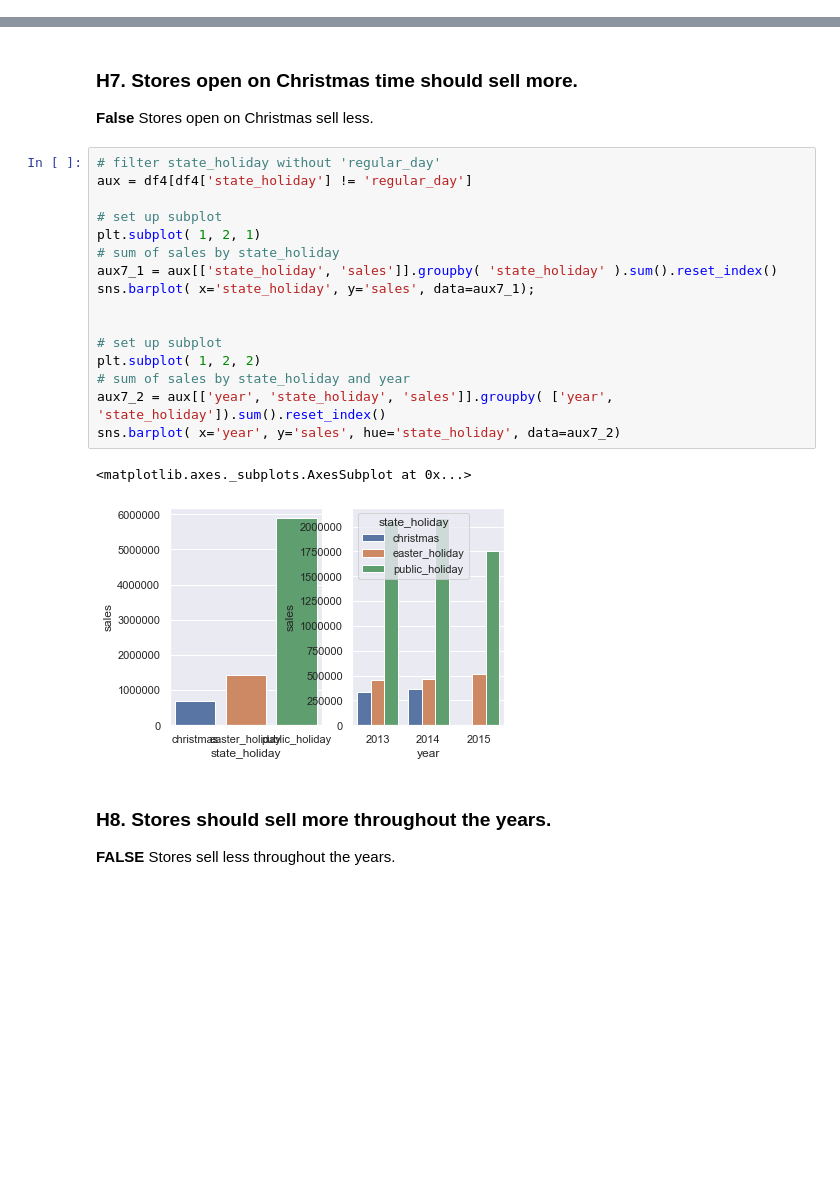
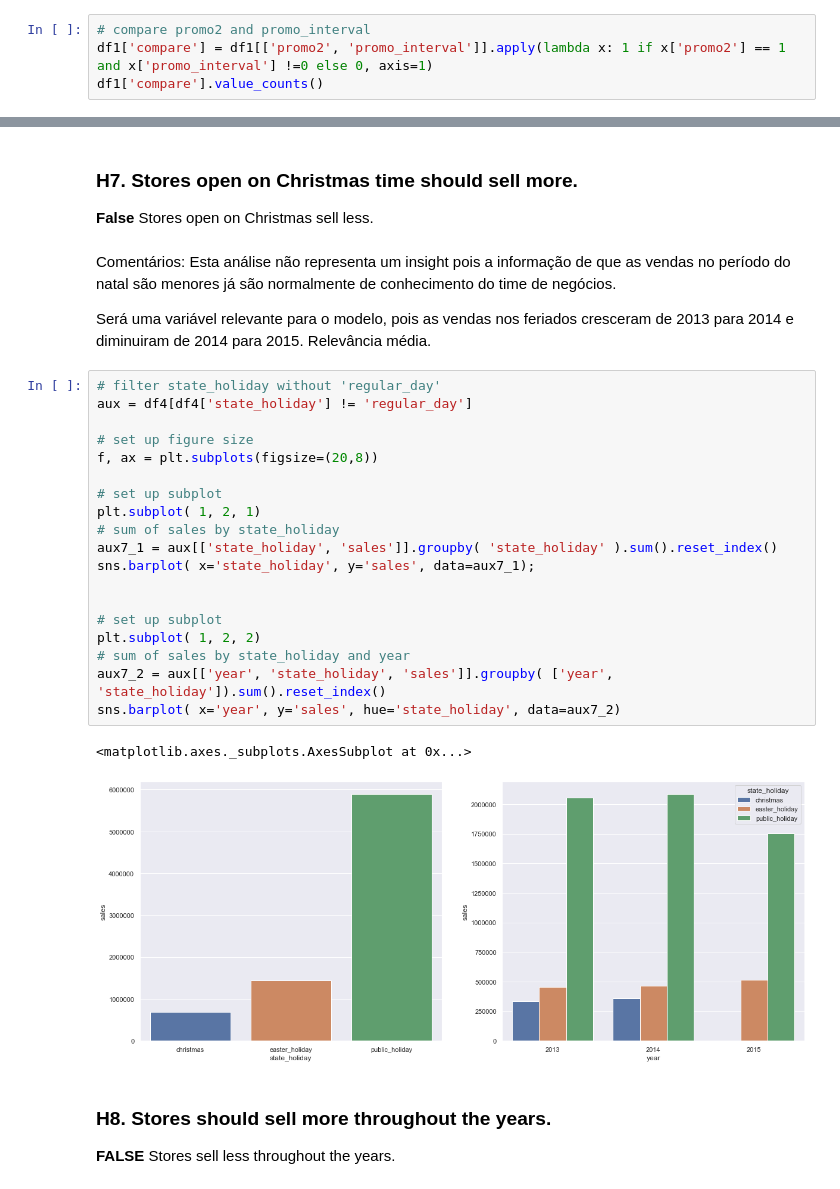
Before and after one commit to bruno-san/DataScience-Em-Producao, a Jupyter notebook: m04_v01_store_sales_prediction.ipynb, the cells around one changed output, grey strips where cells are left out. Saved outputs shown, nothing was run; the diff lists cells and outputs as text; blank space fills up the shorter version.

```diff
--- a/m04_v01_store_sales_prediction.ipynb
+++ b/m04_v01_store_sales_prediction.ipynb
@@ -191,3 +222,7 @@ df1['month_map'] = df1['date'].dt.month.map(month_map)
 
 # New column that shows if at that date the store was in promo2.
 df1['is_promo'] = df1[['promo_interval', 'month_map']].apply(lambda x: 0 if x['promo_interval'] == 0 else 1 if x['month_map'] in x['promo_interval'].split(',') else 0, axis=1)
+# %%
+# compare promo2 and promo_interval
+df1['compare'] = df1[['promo2', 'promo_interval']].apply(lambda x: 1 if x['promo2'] == 1 and x['promo_interval'] !=0 else 0, axis=1)
+df1['compare'].value_counts()
@@ -702,25 +853,33 @@ ax.legend( labels=['tradicional & Extendida', 'Tradicional'])
 # %% [markdown]
 ### **H7.** Stores open on Christmas time should sell more.
 **False** Stores open on Christmas sell less.
+# %% [markdown]
+Comentários:
+Esta análise não representa um insight pois a informação de que as vendas no período do natal são menores já são normalmente de conhecimento do time de negócios.
+
+Será uma variável relevante para o modelo, pois as vendas nos feriados cresceram de 2013 para 2014 e diminuiram de 2014 para 2015. Relevância média.
 # %%
 # filter state_holiday without 'regular_day'
 aux = df4[df4['state_holiday'] != 'regular_day']
+
+# set up figure size
+f, ax = plt.subplots(figsize=(20,8))
 
 # set up subplot
 plt.subplot( 1, 2, 1)
 # sum of sales by state_holiday
 aux7_1 = aux[['state_holiday', 'sales']].groupby( 'state_holiday' ).sum().reset_index()
 sns.barplot( x='state_holiday', y='sales', data=aux7_1);
 
 
 # set up subplot
 plt.subplot( 1, 2, 2)
 # sum of sales by state_holiday and year
 aux7_2 = aux[['year', 'state_holiday', 'sales']].groupby( ['year', 'state_holiday']).sum().reset_index()
 sns.barplot( x='year', y='sales', hue='state_holiday', data=aux7_2)
 # %% [output]
 <matplotlib.axes._subplots.AxesSubplot at 0x...>
-[figure, old version]
+[figure, new version]
 # %% [markdown]
 ### **H8.** Stores should sell more throughout the years.
 **FALSE** Stores sell less throughout the years.
```
Also changed, not shown: parts of 60 cells of this notebook.
